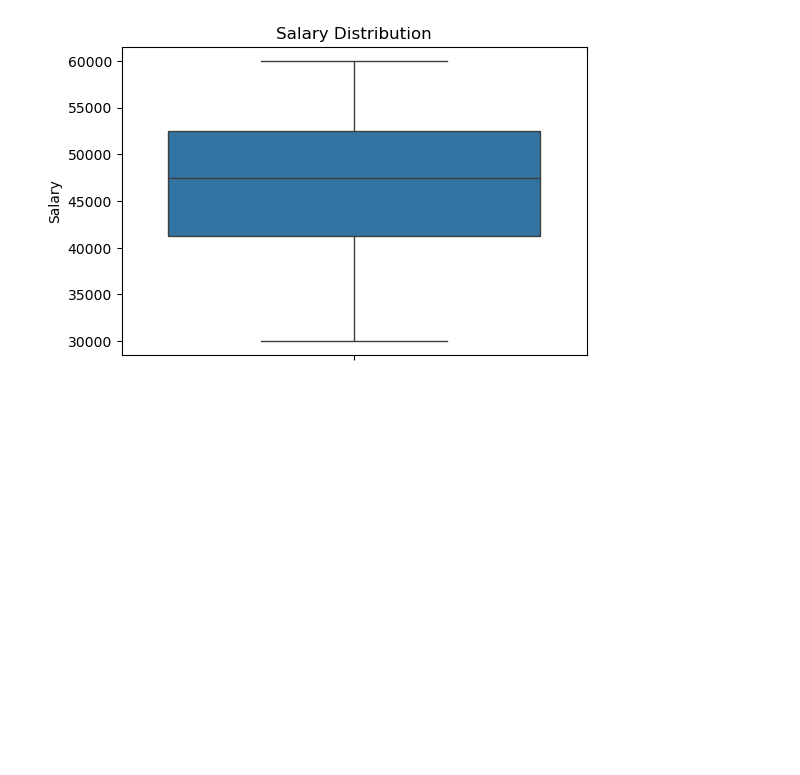
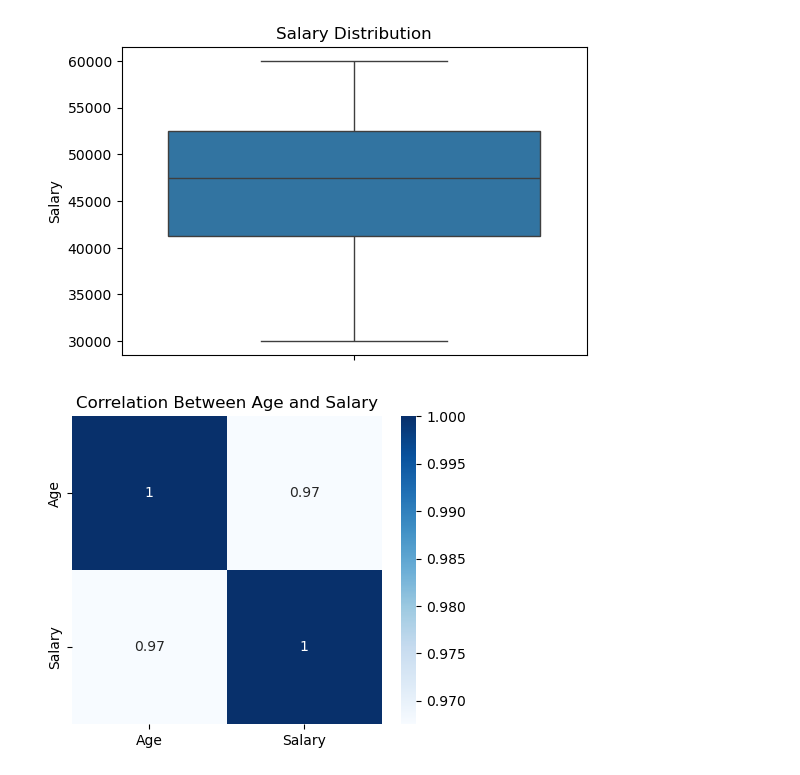
Before and after one commit to Jiyanshikeshri/git-assignment, a Jupyter notebook: jiyanshikeshri_python_training/python_advance_2/assignment_6_seaborn.ipynb, the cells around one changed output. Cells and saved outputs as stored; diff of their text form; code cells hidden in the pictures; blank space fills up the shorter version.

Commit message:
feat: add seaborn heatmap for age and salary correlation

```diff
--- a/jiyanshikeshri_python_training/python_advance_2/assignment_6_seaborn.ipynb
+++ b/jiyanshikeshri_python_training/python_advance_2/assignment_6_seaborn.ipynb
@@ -54,3 +54,20 @@ plt.title("Salary Distribution")
 plt.show()
 # %% [output]
 [figure]
+# %%
+#Creating a heatmap using correlation between Age & Salary
+
+correlation_matrix = dataframe[["Age", "Salary"]].corr()
+
+plt.figure(figsize=(5, 4))
+# annot=True, puts the correlation numbers inside the colored boxes
+sns.heatmap(
+    correlation_matrix,
+    annot=True,
+    cmap="Blues"
+)
+
+plt.title("Correlation Between Age and Salary")
+plt.show()
+# %% [output]
+[figure, added]
```
